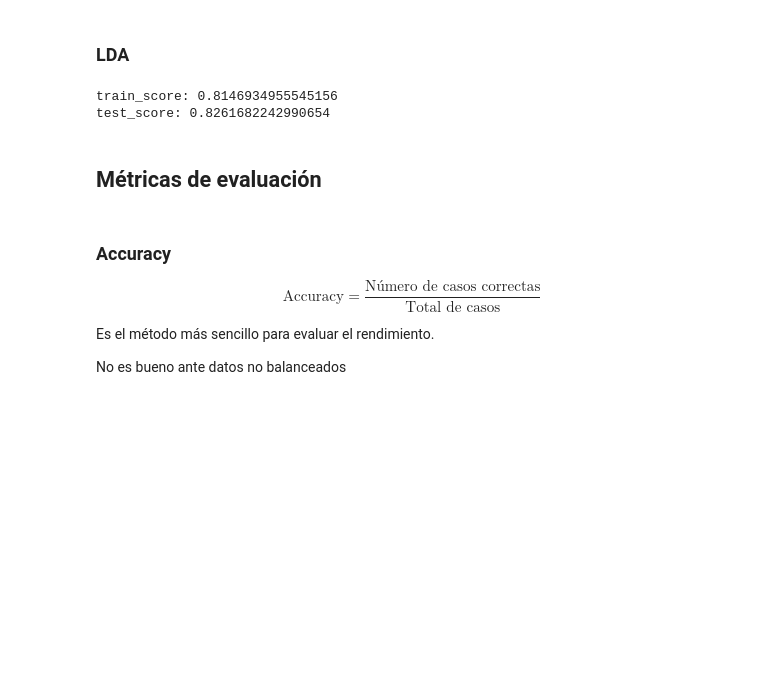
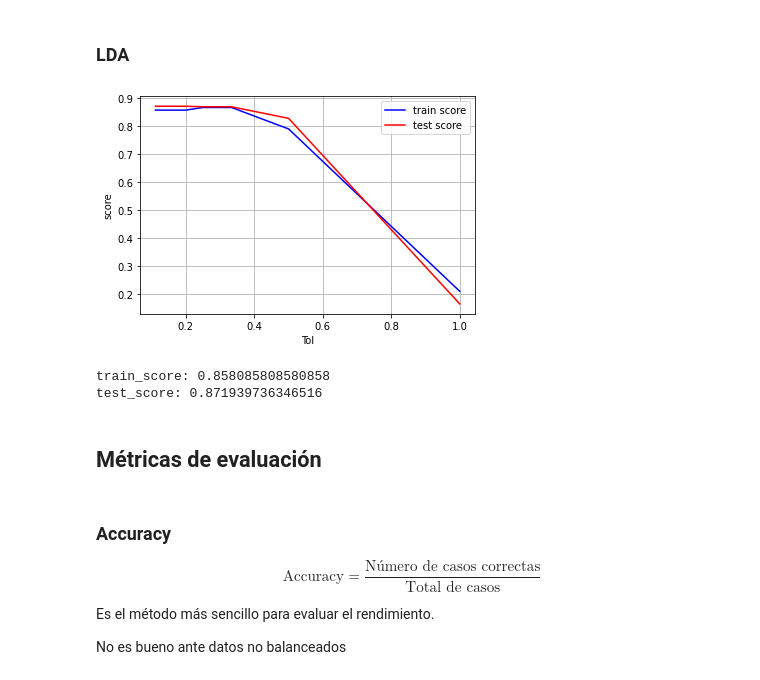
Before and after one commit to fleonzuniga/R.Patrones-Inv._Corta_2, a Jupyter notebook: Investigación Corta 2.ipynb, the cells around one changed output. Drawn from its saved outputs; the diff is of its cells as text; code cells hidden in the pictures; blank space fills up the shorter version.

```diff
--- a/Investigación Corta 2.ipynb
+++ b/Investigación Corta 2.ipynb
@@ -567,17 +556,37 @@ test_score: 0.4
 # %% [markdown]
 ### LDA
 # %%
-from sklearn.discriminant_analysis import LinearDiscriminantAnalysis as LDA
-clf = LDA()
-clf.fit(x_train,y_train)
-LDA_prediction =clf.predict(x_test)
-train_score = clf.score(x_train,y_train)
-test_score = clf.score(x_test,y_test)
-print("train_score:",train_score)
-print("test_score:",test_score)
+Tol = []
+train_score = []
+test_score = []
+
+for t in range(1,10):
+    Tol.append(1/t)
+    clf = LDA(tol=1/t)
+    clf.fit(x_train,y_train)
+    LDA_prediction =clf.predict(x_test)
+    train_score.append(clf.score(x_train,y_train))
+    test_score.append(clf.score(x_test,y_test))
+
+plt.plot(Tol,train_score,'b',Tol,test_score,'r')
+plt.grid()
+plt.xlabel("Tol")
+plt.ylabel("score")
+plt.legend(["train score","test score"])
+plt.show()
 # %% [output]
-train_score: 0.8146934955545156
-test_score: 0.8261682242990654
+[figure, added]
+# %%
+clf = LDA(tol=0.1)
+clf.fit(x_train,y_train)
+LDA_prediction =clf.predict(x_test)
+train_score = clf.score(x_train,y_train)
+test_score = clf.score(x_test,y_test)
+print("train_score:",train_score)
+print("test_score:",test_score)
+# %% [output]
+train_score: 0.858085808580858
+test_score: 0.871939736346516
 # %% [markdown]
 ## Métricas de evaluación
 # %% [markdown]
```
Also changed, not shown: parts of 37 cells of this notebook.
